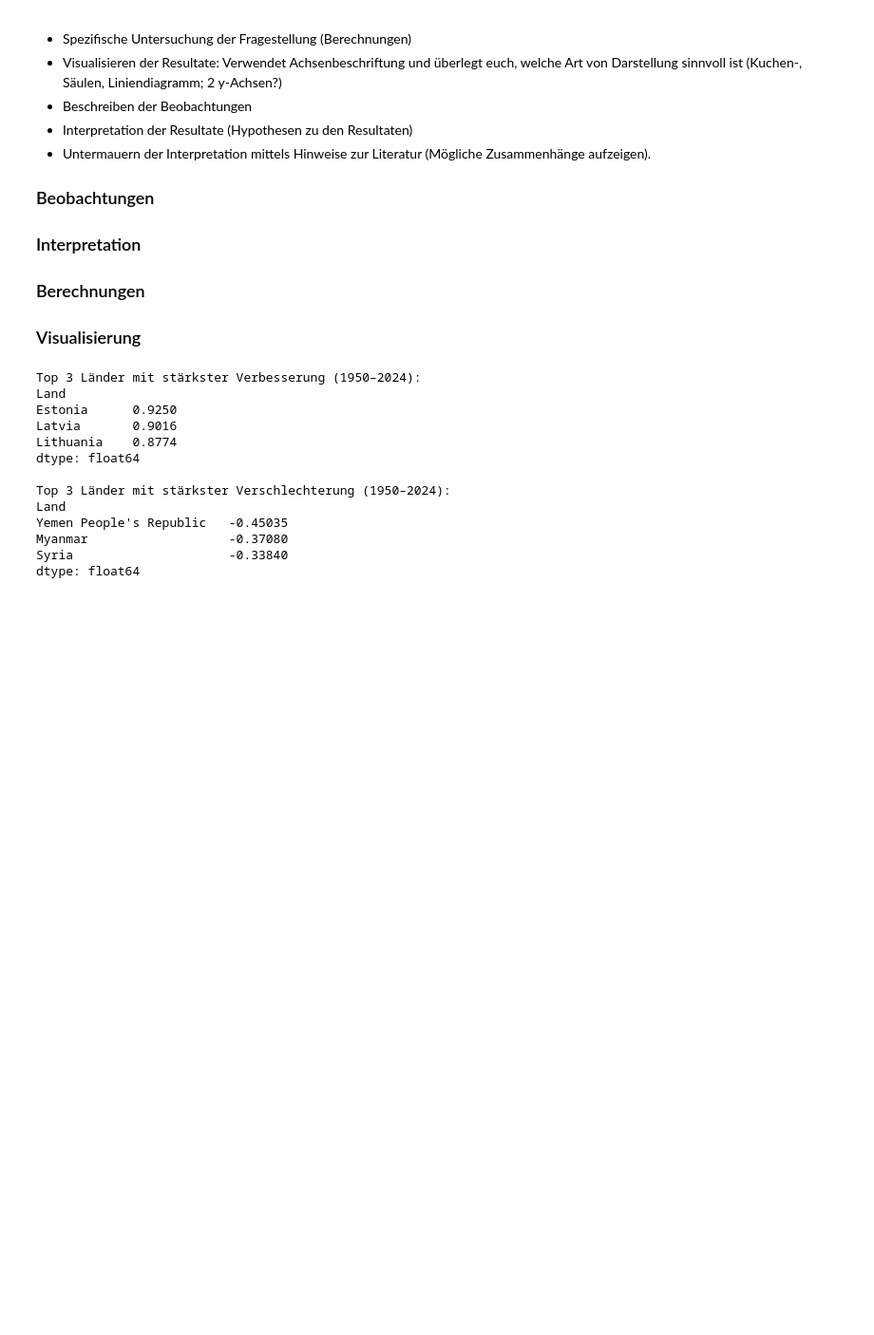
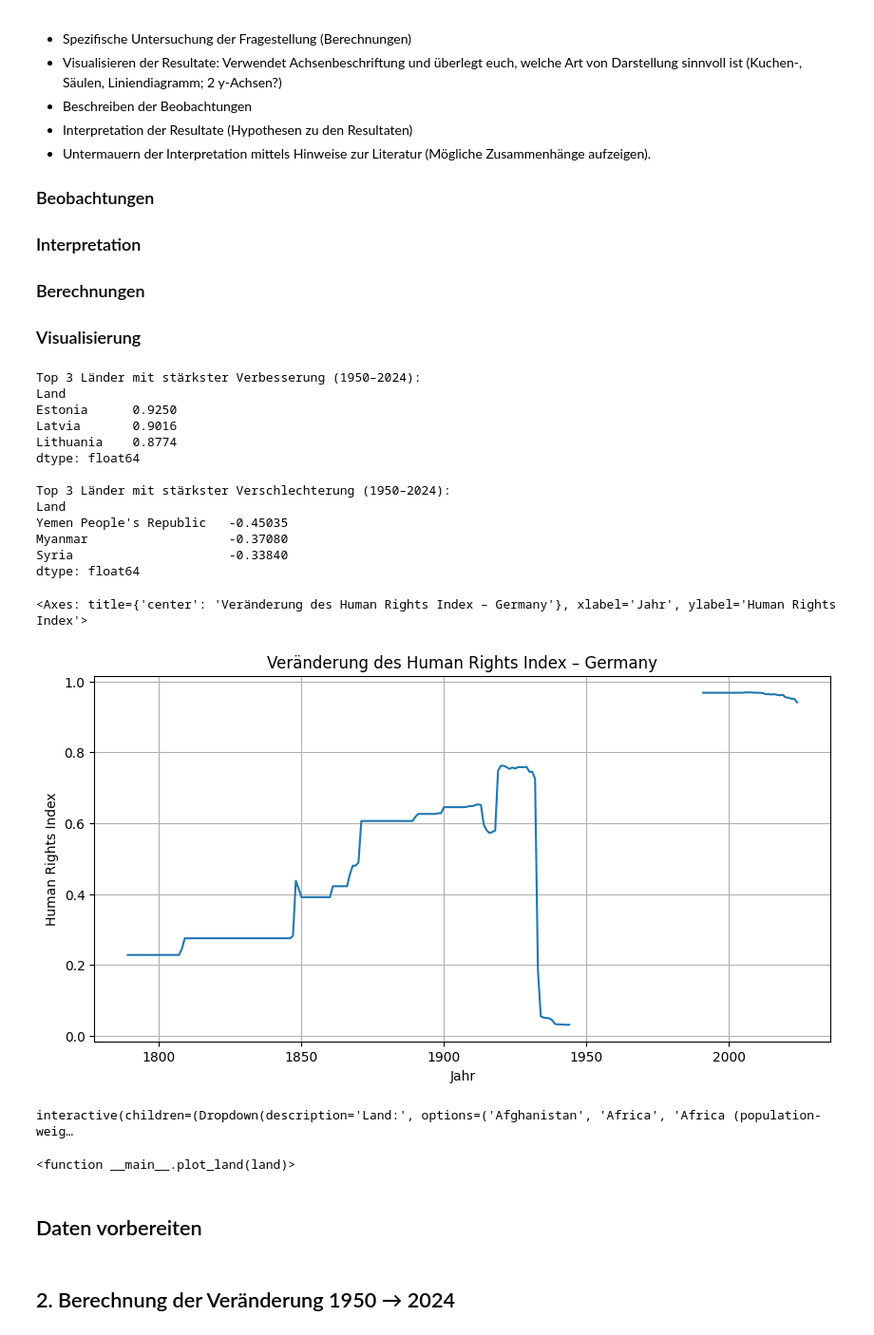
Before and after one commit to haschdav/LN-Python, a Jupyter notebook: LN_Python.ipynb, the cells around one changed output. Shown: that part at 95% size. Saved outputs shown, nothing was run; the diff lists cells and outputs as text; code cells hidden in the pictures; blank space fills up the shorter version.

```diff
--- a/LN_Python.ipynb
+++ b/LN_Python.ipynb
@@ -187,3 +188,62 @@ Yemen People's Republic   -0.45035
 Myanmar                   -0.37080
 Syria                     -0.33840
 dtype: float64
+# %%
+# Pivot-Tabelle erstellen
+pivot = df.pivot_table(
+    index="Jahr",
+    columns="Land",
+    values="Human Rights Index"
+)
+
+# Land auswählen
+land = "Germany"
+
+# Plot nur mit pandas
+pivot[land].plot(
+    title=f"Veränderung des Human Rights Index – {land}",
+    xlabel="Jahr",
+    ylabel="Human Rights Index",
+    grid=True,
+    figsize=(10, 5)
+)
+# %% [output]
+<Axes: title={'center': 'Veränderung des Human Rights Index – Germany'}, xlabel='Jahr', ylabel='Human Rights Index'>
+[figure, added]
+# %%
+
+# --- 1. Daten auf Zeitraum 1950–2024 filtern ---
+df_filtered = df[(df["Jahr"] >= 1950) & (df["Jahr"] <= 2024)]
+
+# --- 2. Pivot-Tabelle erstellen ---
+pivot = df_filtered.pivot_table(
+    index="Jahr",
+    columns="Land",
+    values="Human Rights Index"
+)
+
+# --- 3. Dropdown + Plot (Plot selbst nur mit pandas) ---
+import ipywidgets as widgets
+from IPython.display import display
+
+def plot_land(land):
+    pivot[land].plot(
+        title=f"Human Rights Index – {land} (1950–2024)",
+        xlabel="Jahr",
+        ylabel="Human Rights Index",
+        grid=True,
+        figsize=(10, 5)
+    )
+
+dropdown = widgets.Dropdown(
+    options=sorted(pivot.columns),
+    description="Land:",
+    value=sorted(pivot.columns)[0]   # erstes Land als Default
+)
+
+widgets.interact(plot_land, land=dropdown)
+# %% [output]
+interactive(children=(Dropdown(description='Land:', options=('Afghanistan', 'Africa', 'Africa (population-weig…
+<function __main__.plot_land(land)>
+# %% [markdown]
+## Daten vorbereiten
@@ -189,0 +261,2 @@ dtype: float64
+# %% [markdown]
+## 2. Berechnung der Veränderung 1950 → 2024
```
Also changed, not shown: parts of 9 cells of this notebook.
